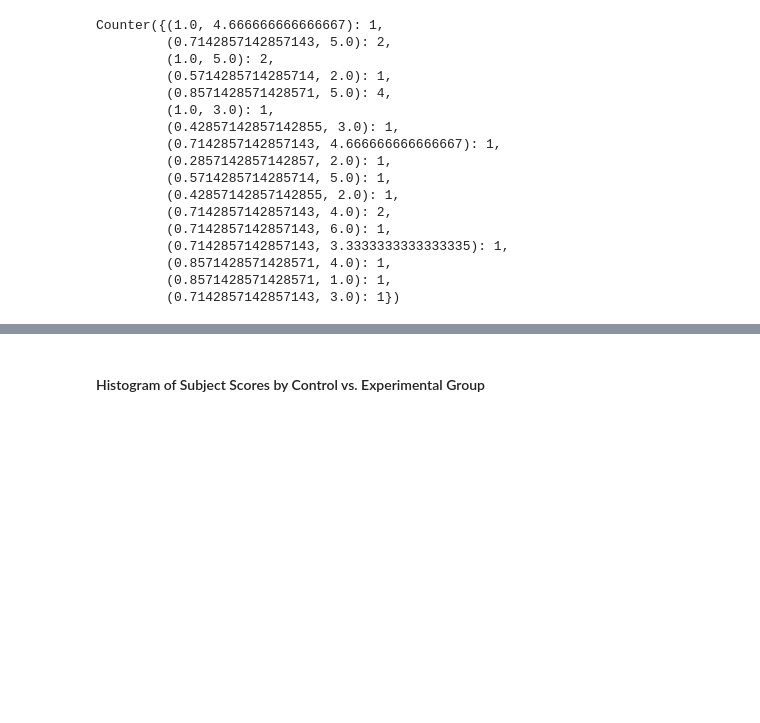
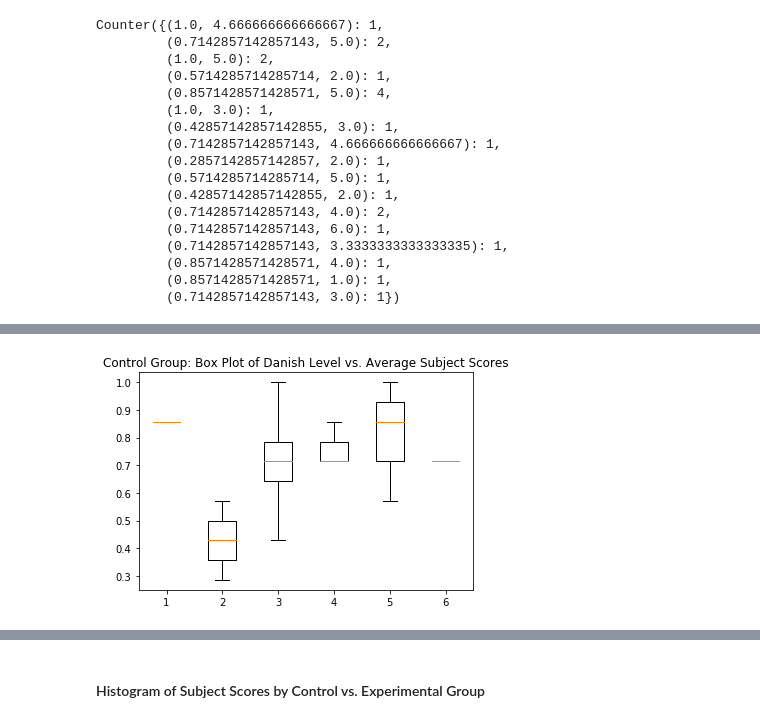
Before and after one commit to sallyi/cog-sci-2-exam, a Jupyter notebook: analyze_survey_results.ipynb, the cells around one changed output, grey strips where cells are left out. Cells and saved outputs as stored; diff of their text form; code cells hidden in the pictures; blank space fills up the shorter version.

```diff
--- a/analyze_survey_results.ipynb
+++ b/analyze_survey_results.ipynb
@@ -376,0 +440,16 @@ plt.plot(np.unique(x), np.poly1d(np.polyfit(x, y, 1))(np.unique(x)))
+# %%
+def plot_box_plot(subset_df, subset_name):
+    level_score_dict = {}
+    for dp in [d for d in subset_df.to_dict('records') if math.isnan(d['Danish Level']) is False]:
+        level = np.round(dp['Danish Level'])
+        if level in level_score_dict:
+            level_score_dict[level].append(dp['Score'])
+        else:
+            level_score_dict[level] = [dp['Score']]
+    od = collections.OrderedDict(sorted(level_score_dict.items()))
+    plt.boxplot(od.values())
+    plt.title('%s: Box Plot of Danish Level vs. Average Subject Scores'%(subset_name))
+
+plot_box_plot(control, 'Control Group')
+# %% [output]
+[figure, added]
```
Also changed, not shown: parts of 20 cells of this notebook.
